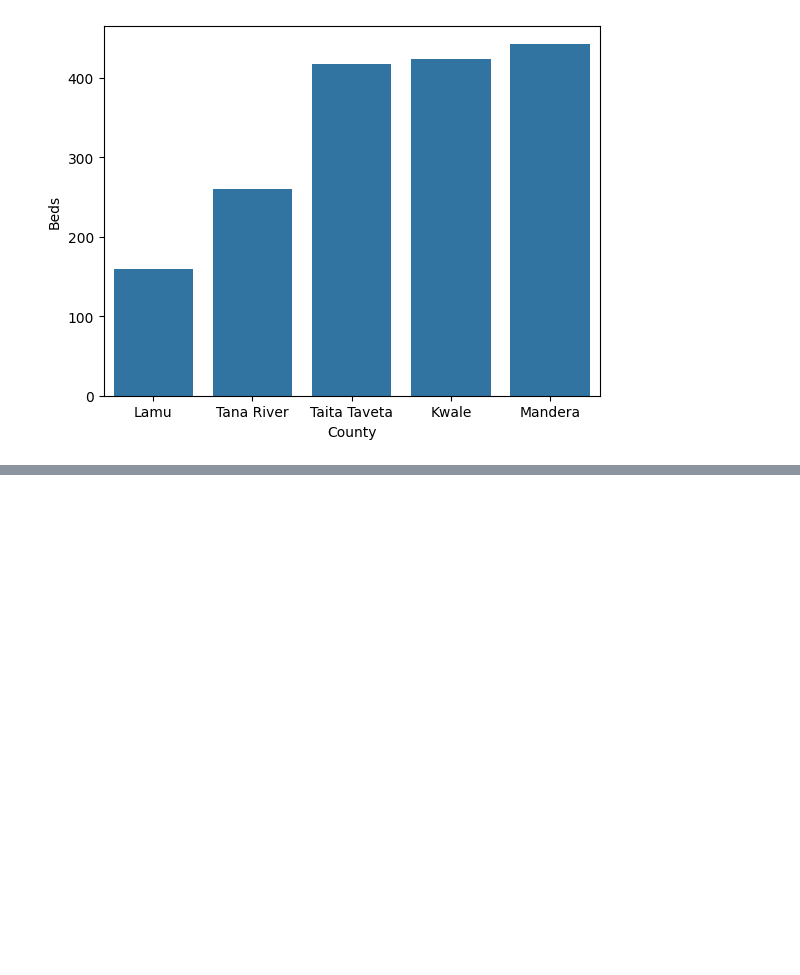
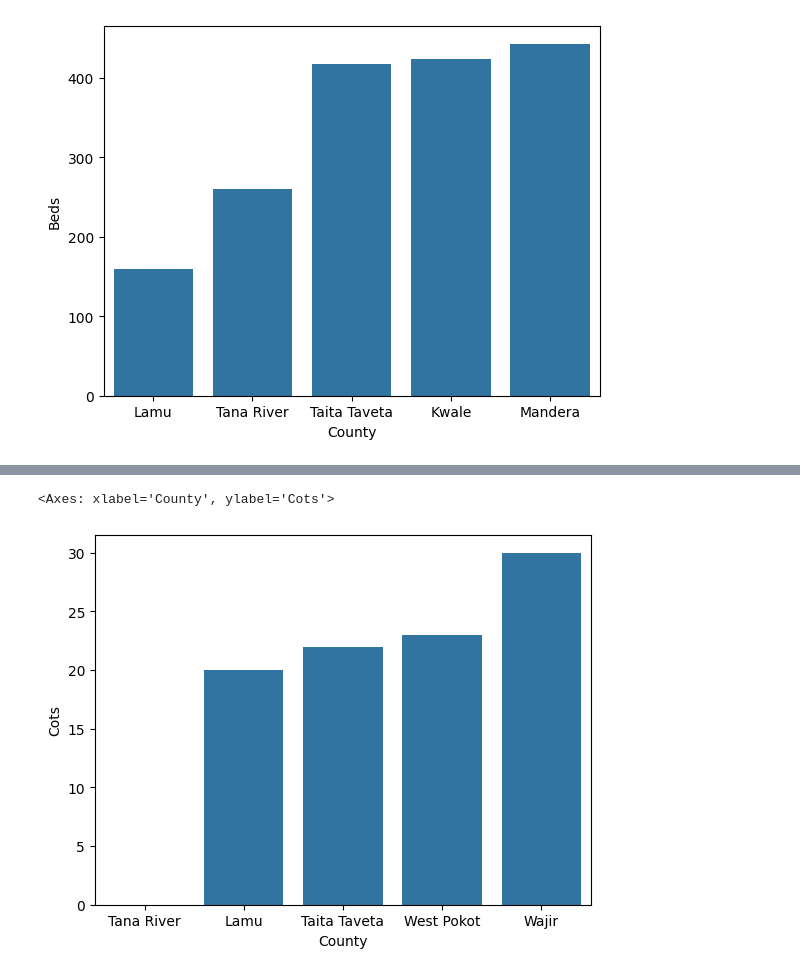
Before and after one commit to RitaAkumu/Healthcare-facilities, a Jupyter notebook: Healthcare dataset kenya.ipynb, the cells around one changed output, grey strips where cells are left out. Cells and saved outputs as stored; diff of their text form; code cells hidden in the pictures; blank space fills up the shorter version.

```diff
--- a/Healthcare dataset kenya.ipynb
+++ b/Healthcare dataset kenya.ipynb
@@ -262,2 +360,6 @@ Name: Beds, dtype: float64
 # %%
-health.to_excel("healthcare kenya python.xlsx")
+low_cots = county_cots.nsmallest(5)
+sns.barplot(data = low_cots)
+# %% [output]
+<Axes: xlabel='County', ylabel='Cots'>
+[figure, added]
```
Also changed, not shown: parts of 14 cells of this notebook, 2 other files.
